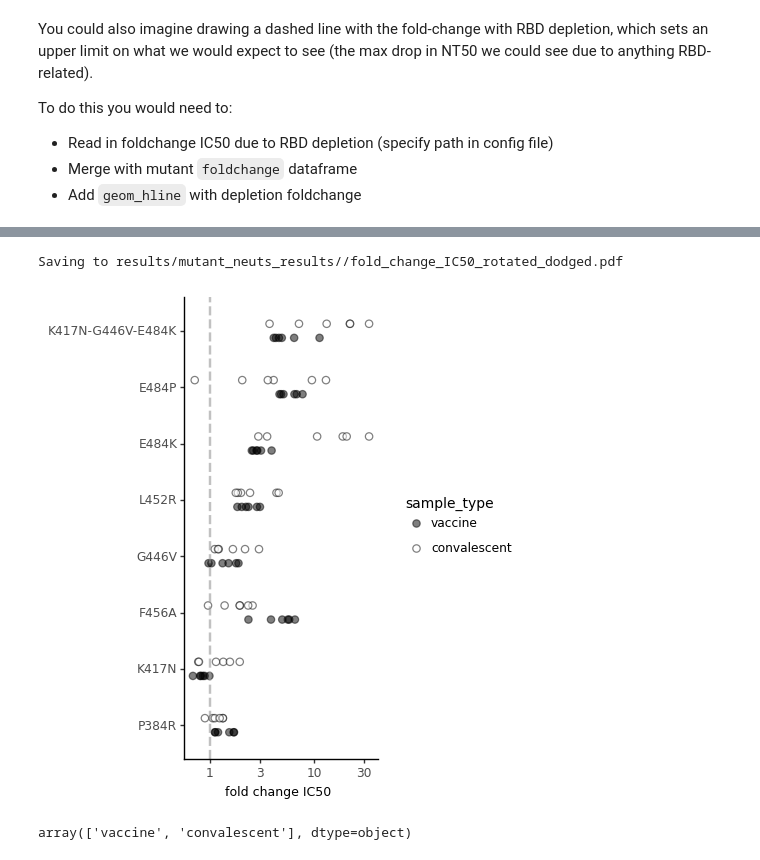
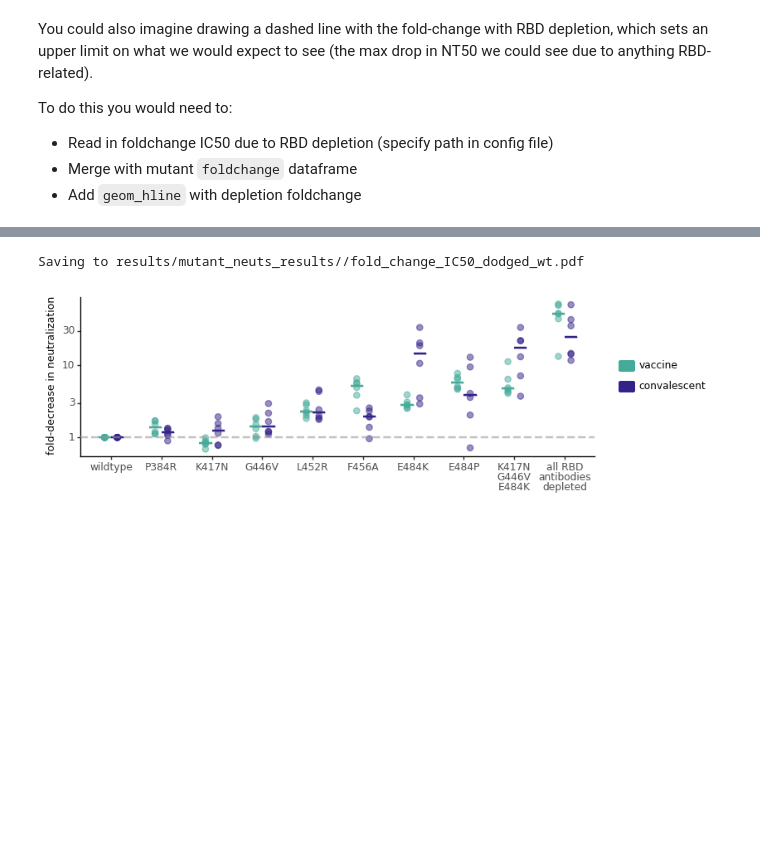
Before and after one commit to jbloomlab/SARS-CoV-2-RBD_MAP_Moderna, a Jupyter notebook: experimental_data/mutant_neuts.ipynb, the cells around one changed output, grey strips where cells are left out. Drawn from its saved outputs; the diff is of its cells as text; code cells hidden in the pictures; blank space fills up the shorter version.

```diff
--- a/experimental_data/mutant_neuts.ipynb
+++ b/experimental_data/mutant_neuts.ipynb
@@ -469,35 +506,60 @@ Saving to results/mutant_neuts_results//fold_change_IC50_rotated_grouped.pdf
+# %%
+median_df=(muts_depletions
+ .groupby(['virus', 'sample_type'], as_index=False)
+ .aggregate(ic50=pd.NamedAgg(column='ic50', aggfunc='median'),
+            fold_change=pd.NamedAgg(column='fold_change', aggfunc='median'),
+           )
+           .reset_index()
+           .assign(sample_type=lambda x: pd.Categorical(x['sample_type'],
+                                                        ordered=True,
+                                                        categories=['vaccine', 'convalescent'])
+                  )
+           .replace({'K417N-G446V-E484K':'K417N\nG446V\nE484K',
+                     'RBD antibodies depleted':'all RBD\nantibodies\ndepleted'
+                    }
+                   )
+           .assign(virus=lambda x: pd.Categorical(x['virus'],
+                                                  ordered=True,
+                                                  categories=list(config['viruses'].keys())+['K417N\nG446V\nE484K','all RBD\nantibodies\ndepleted']))
+)
 # %%
-p1 = (ggplot(muts_depletions
-            .query("virus != 'wildtype' & virus != 'RBD antibodies depleted'")
+p = (ggplot(muts_depletions
+#             .query("virus != 'wildtype' & virus != 'RBD antibodies depleted'")
             .assign(sample_type=lambda x: pd.Categorical(x['sample_type'],ordered=True,categories=['vaccine', 'convalescent']))
+             .replace({'K417N-G446V-E484K':'K417N\nG446V\nE484K',
+                       'RBD antibodies depleted':'all RBD\nantibodies\ndepleted'
+                      }
+                     )
+             .assign(virus=lambda x: pd.Categorical(x['virus'],ordered=True,categories=list(config['viruses'].keys())+['K417N\nG446V\nE484K','all RBD\nantibodies\ndepleted']))
             ) +
-     aes('virus', 'fold_change', fill='sample_type') +
+     aes('virus', 'fold_change', fill='sample_type', color='sample_type', ) + #shape='ic50_is_bound'
+     geom_crossbar(data=(median_df),
+                   mapping=aes(x='virus', ymin='fold_change', ymax='fold_change'),
+                   position=position_dodge(width=0.5),
+                  ) +
      geom_jitter(position=position_dodge(width=0.5), size=2.5, alpha=0.5) +
-     scale_y_log10(name='fold change IC50') +
+     scale_y_log10(name='fold-decrease in neutralization') +
      theme_classic() +
-     theme(axis_title_y=element_blank(),
-           axis_title_x=element_text(size=9),
-           legend_title=element_text(size=10),
-           figure_size=(2.5, 0.75 * (muts_depletions['virus'].nunique()-2)),
+     theme(axis_title_x=element_blank(),
+           axis_title_y=element_text(size=9),
+           legend_title=element_blank(),
+#            legend_title=element_text(size=10),
+           figure_size=(0.8 * (muts_depletions['virus'].nunique()), 2.5),
            ) +
      geom_hline(yintercept=1, linetype='dashed', size=1,
                 alpha=0.6, color=CBPALETTE[0]) +
-     coord_flip() +
-     scale_fill_manual(values=['black', 'white'],
-                        name='')
+     scale_fill_manual(values=['#44AA99', '#332288'])+
+     scale_color_manual(values=['#44AA99', '#332288']) #+
+#      scale_shape_manual(values=['o','^'], name='upper limit')
      )
 
-_ = p1.draw()
+_ = p.draw()
 
-plotfile = f'{resultsdir}/fold_change_IC50_rotated_dodged.pdf'
+plotfile = f'{resultsdir}/fold_change_IC50_dodged_wt.pdf'
 print(f"Saving to {plotfile}")
-p1.save(plotfile, verbose=False)
+p.save(plotfile, verbose=False)
 # %% [output]
-Saving to results/mutant_neuts_results//fold_change_IC50_rotated_dodged.pdf
+Saving to results/mutant_neuts_results//fold_change_IC50_dodged_wt.pdf
-[figure, old version]
+[figure, new version]
-# %%
-muts_depletions['sample_type'].unique()
-# %% [output]
-array(['vaccine', 'convalescent'], dtype=object)
 # %%
 p = (ggplot(muts_depletions
```
Also changed, not shown: parts of 19 cells of this notebook, 43 other files.
